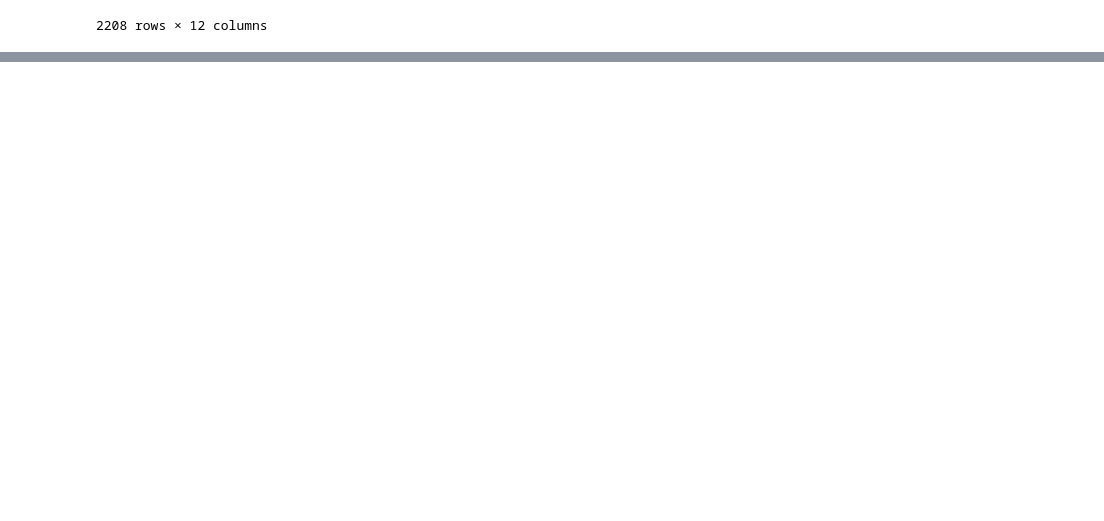
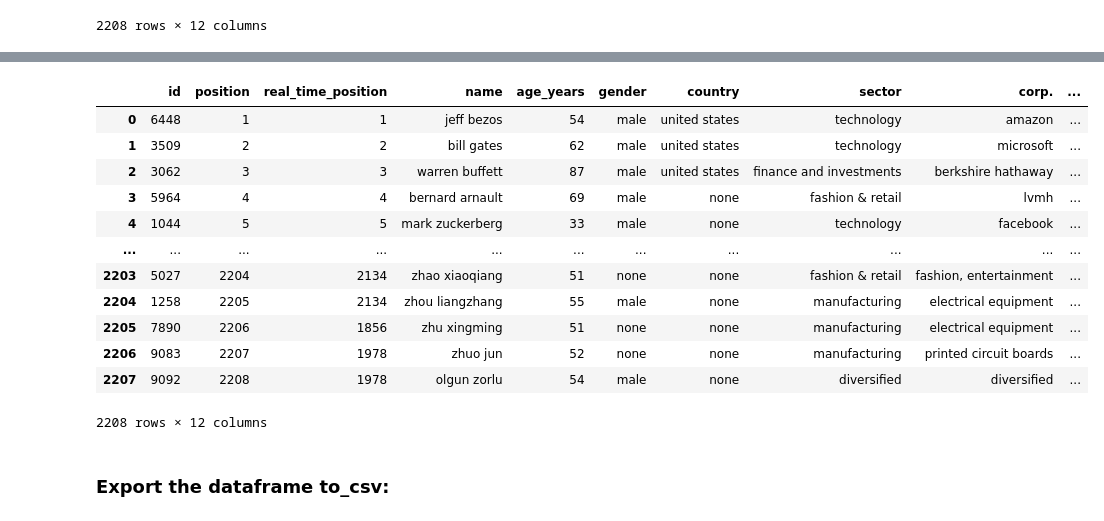
Before and after one commit to herreradelduque/Ironhack-Module-1-Project---Pandas-Pipelines, a Jupyter notebook: notebooks/notebook1.ipynb, the cells around one changed output, grey strips where cells are left out. Drawn from its saved outputs; the diff is of its cells as text; code cells hidden in the pictures; blank space fills up the shorter version.

```diff
--- a/notebooks/notebook1.ipynb
+++ b/notebooks/notebook1.ipynb
@@ -616,0 +628,4 @@ forbes_df
+# %%
+cols = ['id','position','real_time_position', 'name', 'age_years', 'gender','country', 'sector', 'corp.', 'worth_change_musd', 'worth_busd','image']
+forbes_df = forbes_df[cols]
+forbes_df
@@ -616,0 +646,19 @@ forbes_df
+# %%
+forbes_df = forbes_df.sort_values('position',ascending=True)
+forbes_df
+# %% [output]
+|  | id | position | real_time_position | name | age_years | gender | country | sector | corp. | ... |
+| 0 | 6448 | 1 | 1 | jeff bezos | 54 | male | united states | technology | amazon | ... |
+| 1 | 3509 | 2 | 2 | bill gates | 62 | male | united states | technology | microsoft | ... |
+| 2 | 3062 | 3 | 3 | warren buffett | 87 | male | united states | finance and investments | berkshire hathaway | ... |
+| 3 | 5964 | 4 | 4 | bernard arnault | 69 | male | none | fashion & retail | lvmh | ... |
+| 4 | 1044 | 5 | 5 | mark zuckerberg | 33 | male | none | technology | facebook | ... |
+| ... | ... | ... | ... | ... | ... | ... | ... | ... | ... | ... |
+| 2203 | 5027 | 2204 | 2134 | zhao xiaoqiang | 51 | none | none | fashion & retail | fashion, entertainment | ... |
+| 2204 | 1258 | 2205 | 2134 | zhou liangzhang | 55 | male | none | manufacturing | electrical equipment | ... |
+| 2205 | 7890 | 2206 | 1856 | zhu xingming | 51 | none | none | manufacturing | electrical equipment | ... |
+| 2206 | 9083 | 2207 | 1978 | zhuo jun | 52 | none | none | manufacturing | printed circuit boards | ... |
+| 2207 | 9092 | 2208 | 1978 | olgun zorlu | 54 | male | none | diversified | diversified | ... |
+2208 rows × 12 columns
+# %% [markdown]
+### Export the dataframe to_csv:
```
Also changed, not shown: parts of 5 cells of this notebook, 1 other file.
